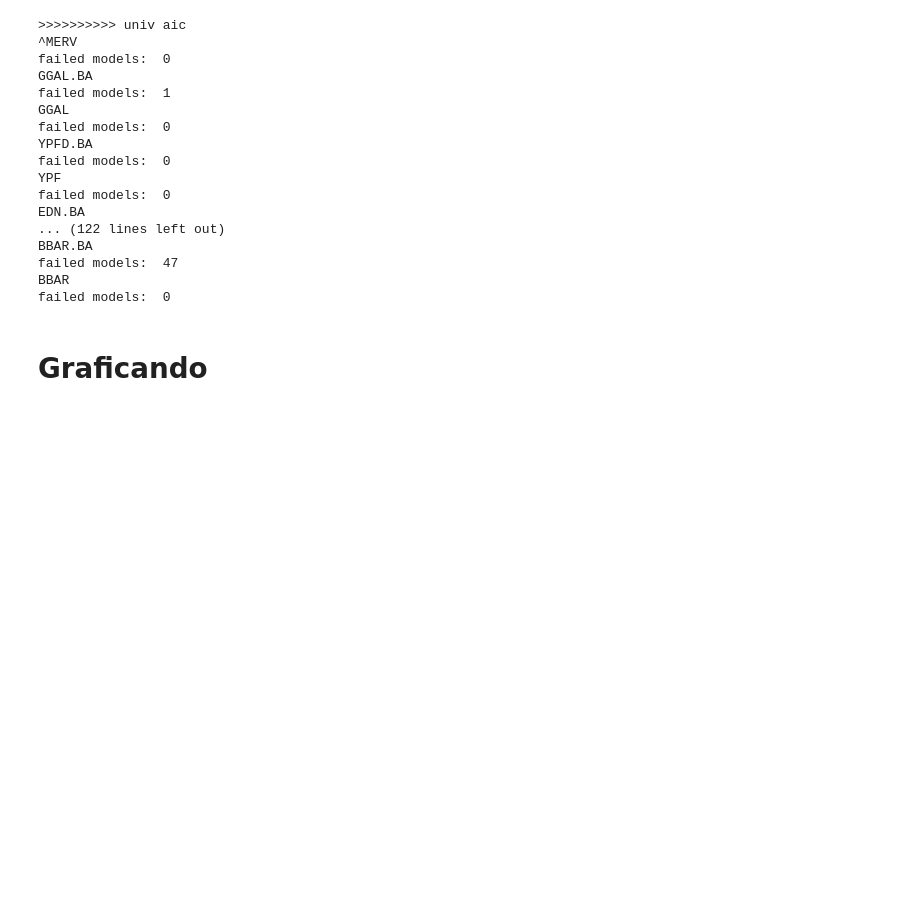
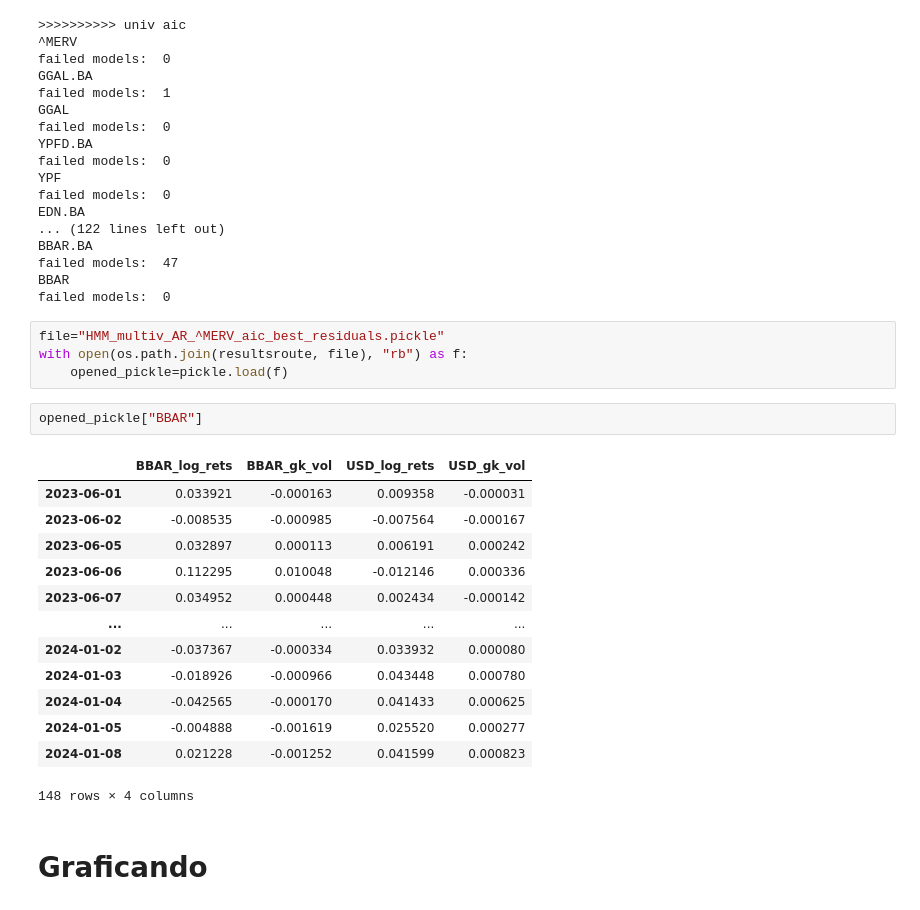
Before and after one commit to alfsn/regime-switching-hmm, a Jupyter notebook: notebooks/02_HMM_models.ipynb, the cells around one changed output. Saved outputs shown, nothing was run; the diff lists cells and outputs as text; blank space fills up the shorter version.

```diff
--- a/notebooks/02_HMM_models.ipynb
+++ b/notebooks/02_HMM_models.ipynb
@@ -476,6 +479,26 @@ BBAR.BA
 failed models:  47
 BBAR
 failed models:  0
+# %%
+file="HMM_multiv_AR_^MERV_aic_best_residuals.pickle"
+with open(os.path.join(resultsroute, file), "rb") as f:
+    opened_pickle=pickle.load(f)
+# %%
+opened_pickle["BBAR"]
+# %% [output]
+|  | BBAR_log_rets | BBAR_gk_vol | USD_log_rets | USD_gk_vol |
+| 2023-06-01 | 0.033921 | -0.000163 | 0.009358 | -0.000031 |
+| 2023-06-02 | -0.008535 | -0.000985 | -0.007564 | -0.000167 |
+| 2023-06-05 | 0.032897 | 0.000113 | 0.006191 | 0.000242 |
+| 2023-06-06 | 0.112295 | 0.010048 | -0.012146 | 0.000336 |
+| 2023-06-07 | 0.034952 | 0.000448 | 0.002434 | -0.000142 |
+| ... | ... | ... | ... | ... |
+| 2024-01-02 | -0.037367 | -0.000334 | 0.033932 | 0.000080 |
+| 2024-01-03 | -0.018926 | -0.000966 | 0.043448 | 0.000780 |
+| 2024-01-04 | -0.042565 | -0.000170 | 0.041433 | 0.000625 |
+| 2024-01-05 | -0.004888 | -0.001619 | 0.025520 | 0.000277 |
+| 2024-01-08 | 0.021228 | -0.001252 | 0.041599 | 0.000823 |
+148 rows × 4 columns
 # %% [markdown]
 # Graficando
 # %%
```
Also changed, not shown: parts of 6 cells of this notebook, 4 other files.
